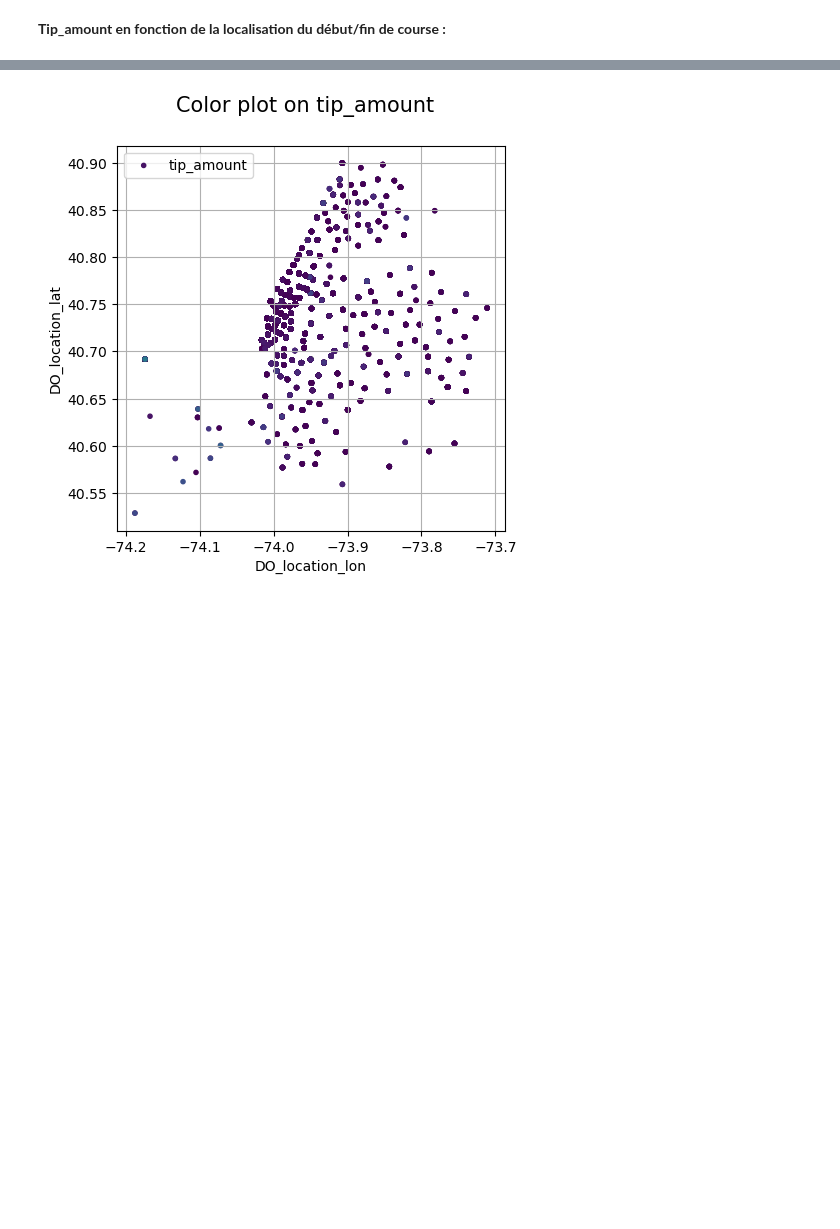
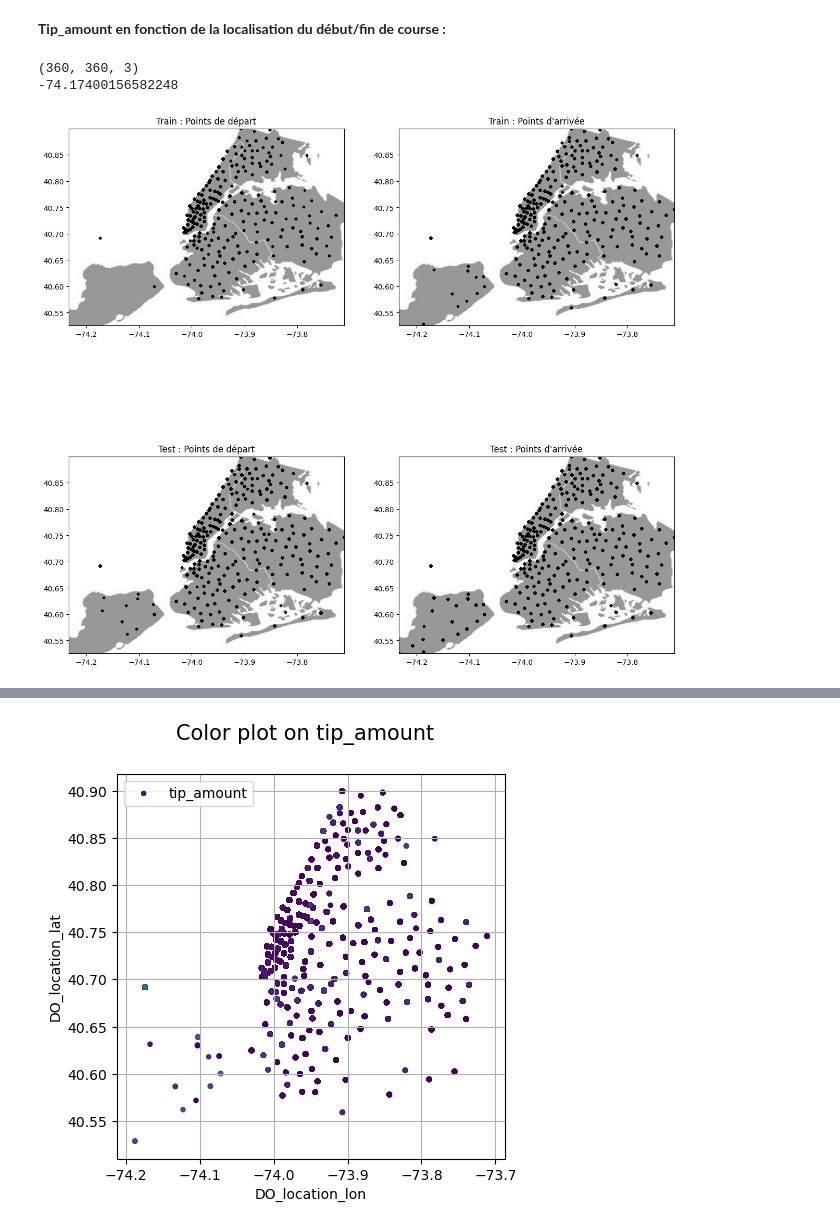
Before and after one commit to DarenXL/Apprentissage-Supervise-M2-MIA, a Jupyter notebook: Regression/regression.ipynb, the cells around one changed output, grey strips where cells are left out. Cells and saved outputs as stored; diff of their text form; code cells hidden in the pictures; blank space fills up the shorter version.

```diff
--- a/Regression/regression.ipynb
+++ b/Regression/regression.ipynb
@@ -237,6 +237,12 @@ biScatterPlot('tolls_amount', 'tip_amount', train)
 [figure]
 # %% [markdown]
 **Tip_amount en fonction de la localisation du début/fin de course :**
+# %%
+mapNYC()
+# %% [output]
+(360, 360, 3)
+-74.17400156582248
+[figure, added]
 # %%
 colorScatterPlot('PU_location_lon', 'PU_location_lat', 'tip_amount', train)
 # %% [output]
```
Also changed, not shown: parts of 3 cells of this notebook, 2 other files.
